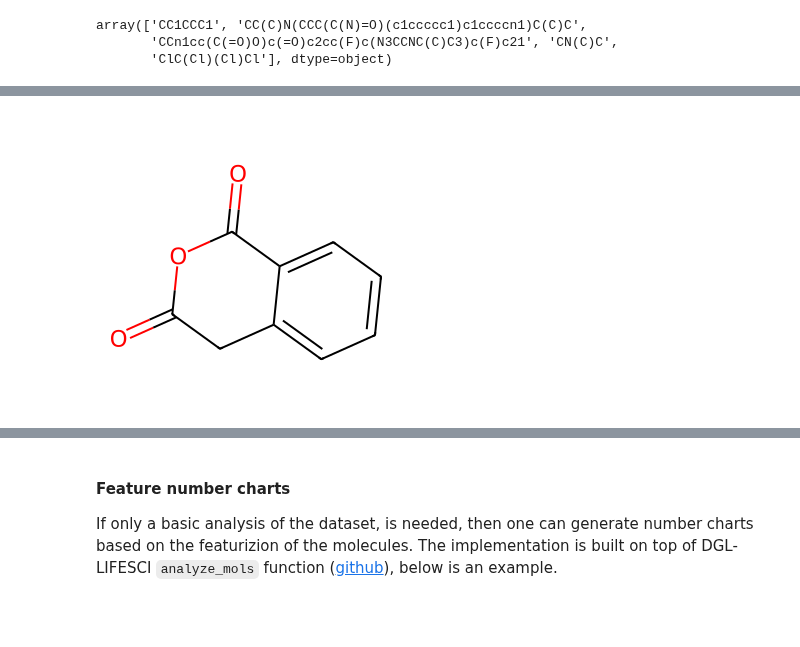
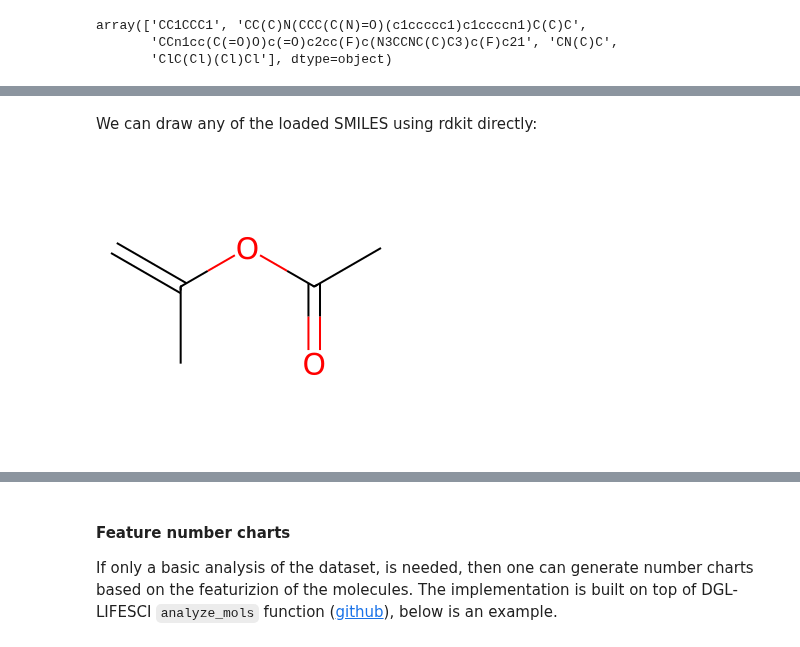
Before and after one commit to aerte/GraPE, a Jupyter notebook: docs/source/Demonstration.ipynb, the cells around one changed output, grey strips where cells are left out. Cells and saved outputs as stored; diff of their text form; code cells hidden in the pictures; blank space fills up the shorter version.

```diff
--- a/docs/source/Demonstration.ipynb
+++ b/docs/source/Demonstration.ipynb
@@ -56,4 +60,6 @@ data[0:5]
+# %% [markdown]
+We can draw any of the loaded SMILES using rdkit directly:
 # %%
-data.draw_smile(1000)
+data.draw_smile(10)
 # %% [output]
-[figure, old version]
+[figure, new version]
```
Also changed, not shown: parts of 68 cells of this notebook, 18 other files.
